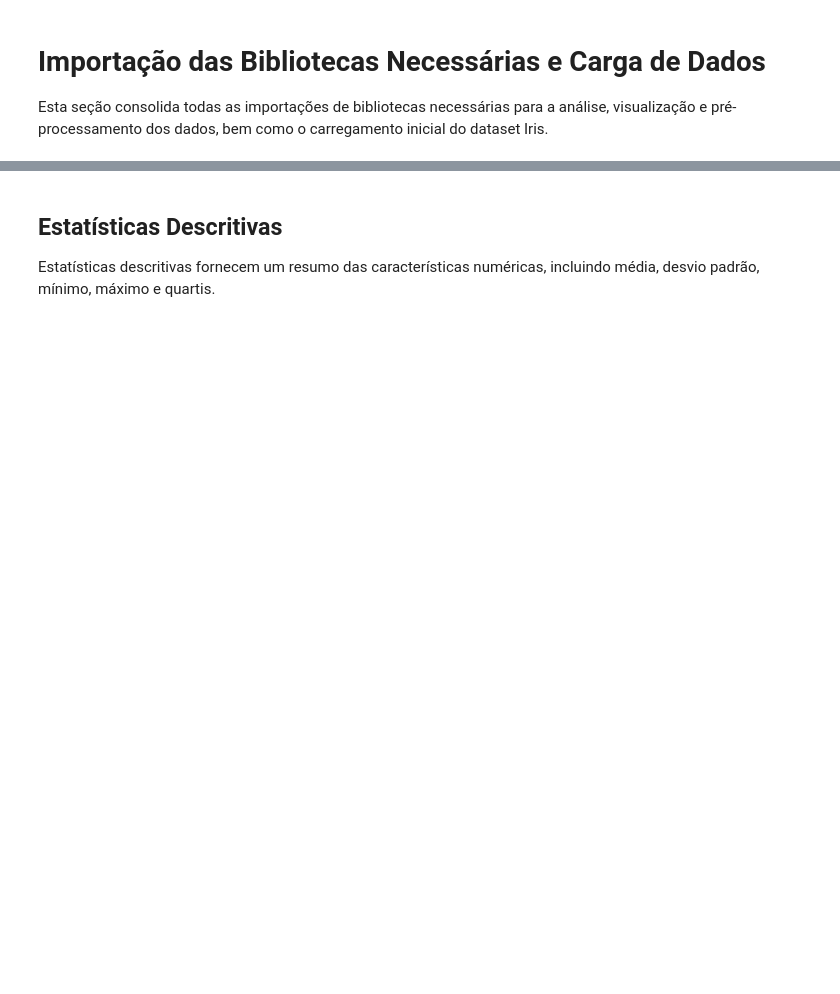
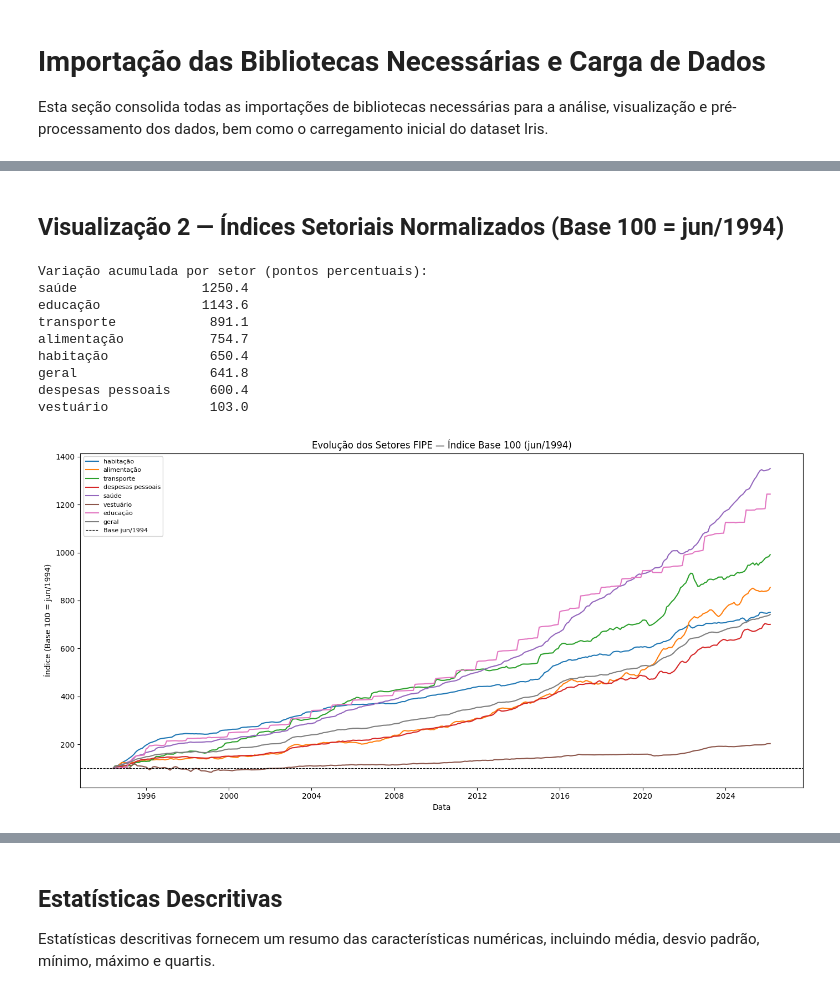
Before and after one commit to MonneratRJ/mvp-inflacao, a Jupyter notebook: notebooks/analysis.ipynb, the cells around one changed output, grey strips where cells are left out. Cells and saved outputs as stored; diff of their text form; code cells hidden in the pictures; blank space fills up the shorter version.

```diff
--- a/notebooks/analysis.ipynb
+++ b/notebooks/analysis.ipynb
@@ -183,0 +249,42 @@ O gráfico de barras mostra que cada espécie de Íris (setosa, versicolor, virg
+# %% [markdown]
+## Visualização 2 — Índices Setoriais Normalizados (Base 100 = jun/1994)
+# %%
+# Hipótese 2: normalizar índices setoriais FIPE em base 100 (jun/1994)
+setores = ['habitação', 'alimentação', 'transporte', 'despesas pessoais',
+           'saúde', 'vestuário', 'educação', 'geral']
+
+# valor de base: jun/1994 (primeira linha de cada setor)
+base = df[df['date'] == '1994-06-01'][setores].iloc[0]
+
+# normalização: (valor_t / valor_jun1994) * 100
+df_norm = df[['date'] + setores].copy()
+df_norm[setores] = (df_norm[setores] / base) * 100
+
+# variação acumulada final por setor (para ranking)
+variacao = (df_norm[setores].iloc[-1] - 100).sort_values(ascending=False)
+print('Variação acumulada por setor (pontos percentuais):')
+print(variacao.round(1).to_string())
+
+# plot
+fig, ax = plt.subplots(figsize=(14, 7))
+for setor in setores:
+    ax.plot(df_norm['date'], df_norm[setor], label=setor)
+
+ax.axhline(100, color='black', linewidth=0.8, linestyle='--', label='Base jun/1994')
+ax.set_title('Evolução dos Setores FIPE — Índice Base 100 (jun/1994)')
+ax.set_xlabel('Data')
+ax.set_ylabel('Índice (Base 100 = jun/1994)')
+ax.legend(loc='upper left', fontsize=8)
+plt.tight_layout()
+plt.show()
+# %% [output]
+Variação acumulada por setor (pontos percentuais):
+saúde                1250.4
+educação             1143.6
+transporte            891.1
+alimentação           754.7
+habitação             650.4
+geral                 641.8
+despesas pessoais     600.4
+vestuário             103.0
+[figure, added]
```
Also changed, not shown: parts of 40 cells of this notebook, 1 other file.
